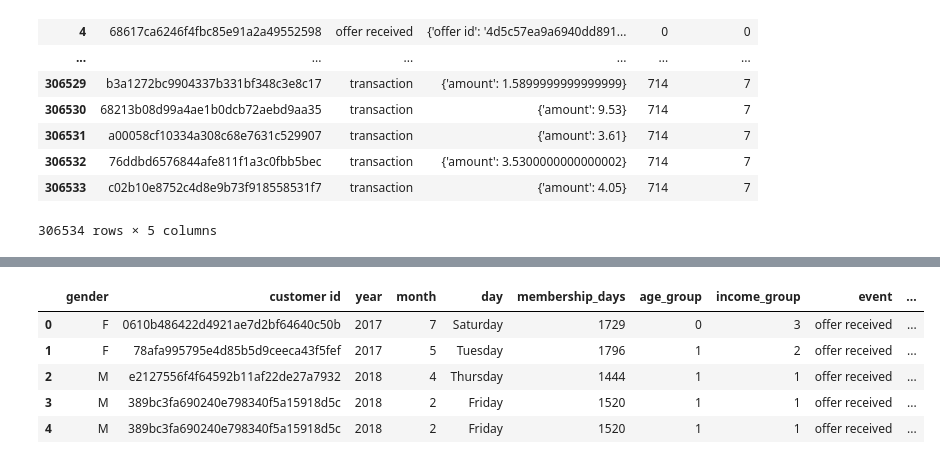
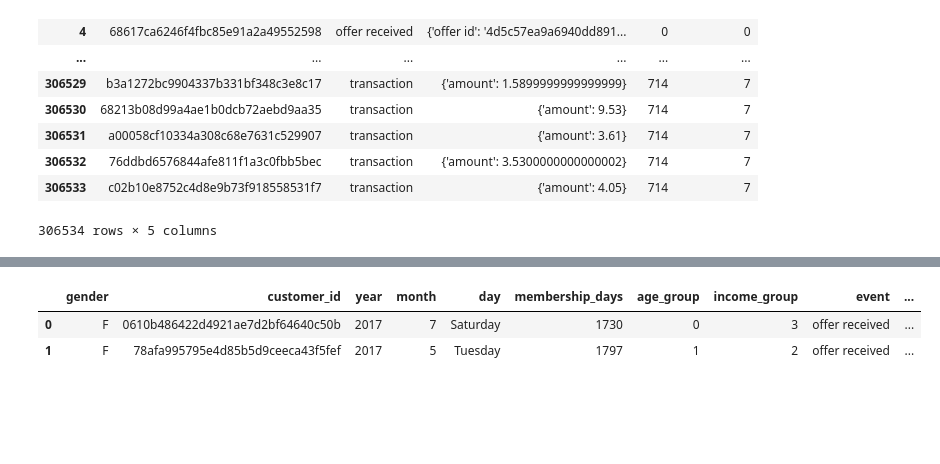
Before and after one commit to aryatalathi/Personalized-marketing-and-targeted-advertising, a Jupyter notebook: personalized-marketing.ipynb, the cells around one changed output, grey strips where cells are left out. Saved outputs shown, nothing was run; the diff lists cells and outputs as text; code cells hidden in the pictures; blank space fills up the shorter version.

```diff
--- a/personalized-marketing.ipynb
+++ b/personalized-marketing.ipynb
@@ -418,5 +420,5 @@ offers_received_df
 66478 rows × 13 columns
 # %%
-offers_received_df.rename(columns={'id':'customer id'}, inplace=True)
+offers_received_df.rename(columns={'id':'customer_id'}, inplace=True)
 offers_received_df
 # %% [output]
@@ -452,11 +454,8 @@ offers_received_df
 66478 rows × 13 columns
 # %%
 df1 = pd.merge(offers_received_df, portfolio, on='id')
-df1.head(5)
+df1.head(2)
 # %% [output]
-|  | gender | customer id | year | month | day | membership_days | age_group | income_group | event | ... |
-| 0 | F | 0610b486422d4921ae7d2bf64640c50b | 2017 | 7 | Saturday | 1729 | 0 | 3 | offer received | ... |
-| 1 | F | 78afa995795e4d85b5d9ceeca43f5fef | 2017 | 5 | Tuesday | 1796 | 1 | 2 | offer received | ... |
-| 2 | M | e2127556f4f64592b11af22de27a7932 | 2018 | 4 | Thursday | 1444 | 1 | 1 | offer received | ... |
-| 3 | M | 389bc3fa690240e798340f5a15918d5c | 2018 | 2 | Friday | 1520 | 1 | 1 | offer received | ... |
-| 4 | M | 389bc3fa690240e798340f5a15918d5c | 2018 | 2 | Friday | 1520 | 1 | 1 | offer received | ... |
+|  | gender | customer_id | year | month | day | membership_days | age_group | income_group | event | ... |
+| 0 | F | 0610b486422d4921ae7d2bf64640c50b | 2017 | 7 | Saturday | 1730 | 0 | 3 | offer received | ... |
+| 1 | F | 78afa995795e4d85b5d9ceeca43f5fef | 2017 | 5 | Tuesday | 1797 | 1 | 2 | offer received | ... |
```
Also changed, not shown: parts of 25 cells of this notebook.
